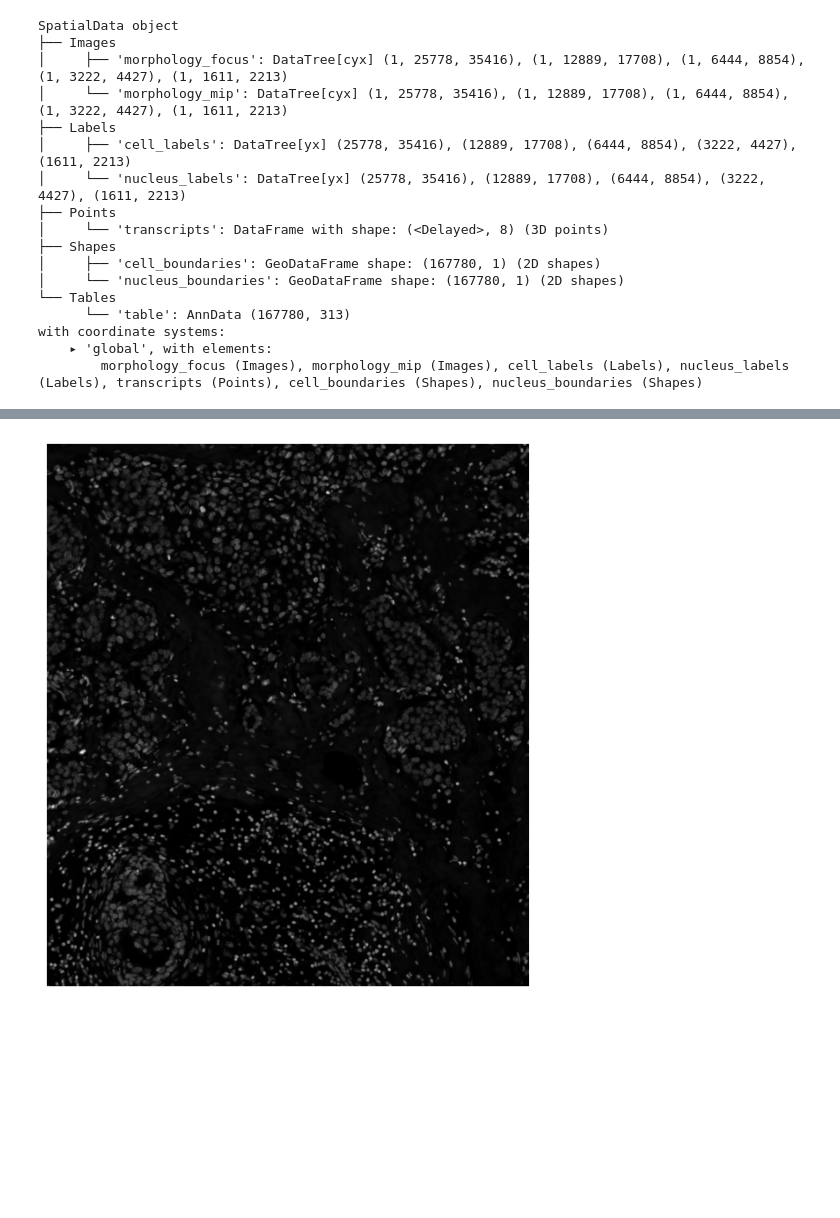
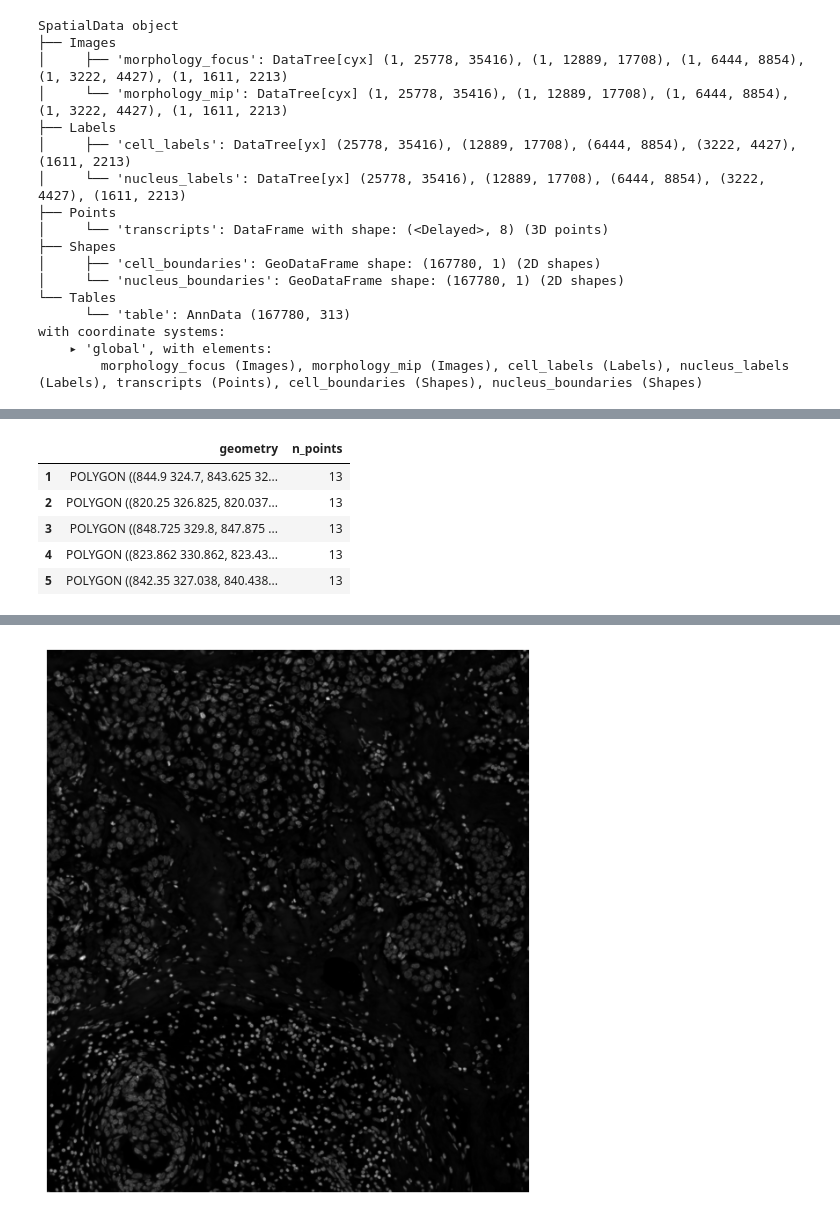
Before and after one commit to TPbiocode/scportrait-spatial-omics-qc, a Jupyter notebook: notebooks/01_prepare_xenium_data.ipynb, the cells around one changed output, grey strips where cells are left out. Drawn from its saved outputs; the diff is of its cells as text; code cells hidden in the pictures; blank space fills up the shorter version.

```diff
--- a/notebooks/01_prepare_xenium_data.ipynb
+++ b/notebooks/01_prepare_xenium_data.ipynb
@@ -70,0 +141,17 @@ sdata.shapes["cell_boundaries"].head()
+# %%
+# Calculate the number of coordinate points / vertices in the polygon geometry
+nucleus_boundaries = sdata.shapes["nucleus_boundaries"]
+
+nucleus_boundaries["n_points"] = (
+    nucleus_boundaries.geometry
+    .apply(lambda polygon: len(polygon.exterior.coords))
+)
+
+nucleus_boundaries[["geometry", "n_points"]].head()
+# %% [output]
+|  | geometry | n_points |
+| 1 | POLYGON ((844.9 324.7, 843.625 32... | 13 |
+| 2 | POLYGON ((820.25 326.825, 820.037... | 13 |
+| 3 | POLYGON ((848.725 329.8, 847.875 ... | 13 |
+| 4 | POLYGON ((823.862 330.862, 823.43... | 13 |
+| 5 | POLYGON ((842.35 327.038, 840.438... | 13 |
```
Also changed, not shown: parts of 38 cells of this notebook.
